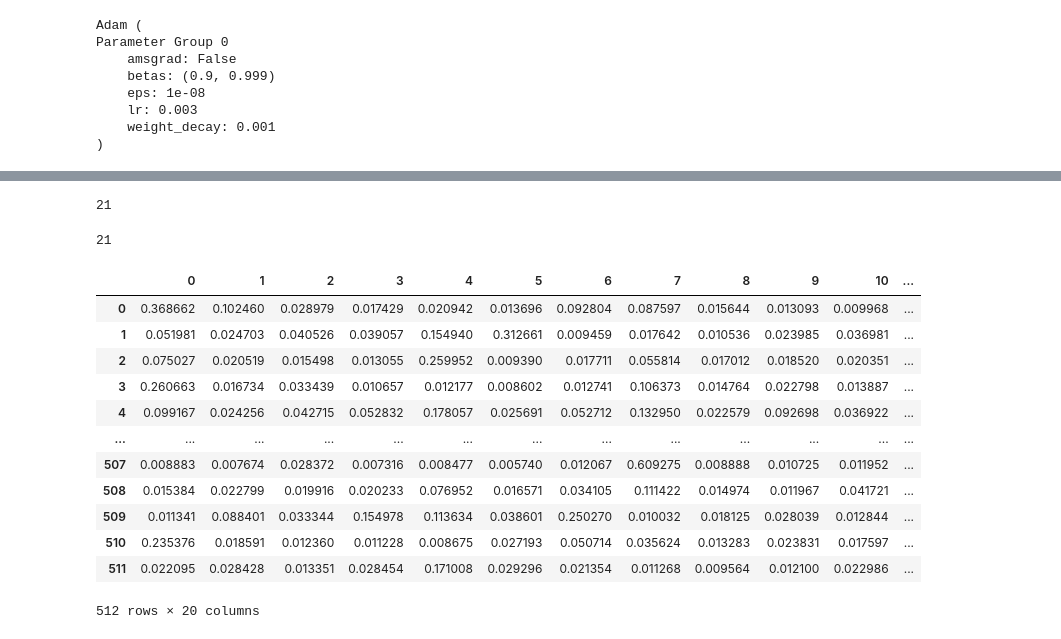
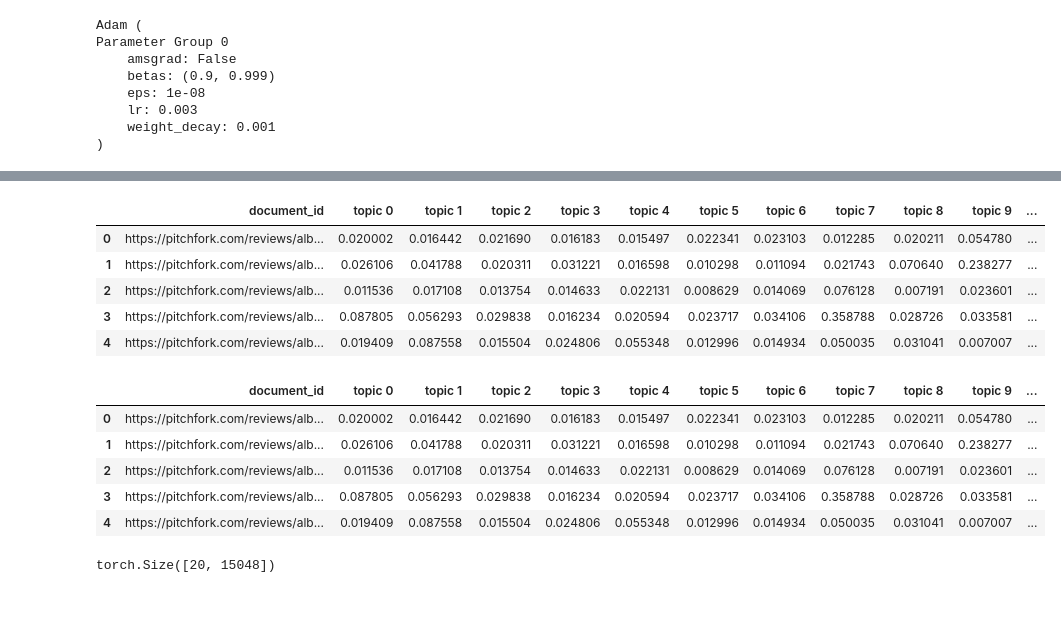
Before and after one commit to jlealtru/website_tutorials, a Jupyter notebook: notebooks/etm_preprocessed_data.ipynb, the cells around one changed output, grey strips where cells are left out. Cells and saved outputs as stored; diff of their text form; code cells hidden in the pictures; blank space fills up the shorter version.

Commit message:
more functions to do inference on documents

```diff
--- a/notebooks/etm_preprocessed_data.ipynb
+++ b/notebooks/etm_preprocessed_data.ipynb
@@ -26,6 +26,8 @@ from gensim.models import phrases
 from smart_open import smart_open
 from gensim.utils import simple_preprocess
 import os
+pd.set_option('max_colwidth', None)
+pd.set_option('display.max_columns', None)
 # %%
 # read the reviews
 pitchfork = pd.read_csv('../data/pitchfork/pitchfork.csv', low_memory=False,
@@ -109,20 +111,3 @@ def show_dfs_topk(docs,topk=20, dictionary = None):
     for i,(word,freq) in enumerate(dfs_topk):
         print(f'{i+1}:{word} --> {freq}/{ndoc} = {(1.0*freq/ndoc):>.13f}')
     return dfs_topk
-# %%
-'''
-documents_tokenized = tokenize(documents[100:300], stop_words = stop_words)
-documents_tokenized = make_bigrams(documents_tokenized[100:300])
-#documents_tokenized = [i for i in documents_tokenized if not any(b in stop_words for b in i)]
-dictionary = Dictionary(documents_tokenized)
-print(f'dictionary size is {len(dictionary)}')
-dictionary.id2token = {v:k for k,v in dictionary.token2id.items()}
-show_dfs_topk(documents_tokenized, topk = 20, dictionary = dictionary)
-ratio = topk_dfs(documents_tokenized, topk=5, dictionary=dictionary)
-print(ratio)
-print(f'before compacting dict is {len(dictionary)} words')
-dictionary.filter_extremes(no_below = 10, no_above = ratio)
-dictionary.compactify()
-print(f'after compacting dict is {len(dictionary)} words')
-'''
-#len(documents_tokenized)
@@ -721,0 +756,9 @@ Epoch: 706 KL_theta: is 11.
+# %%
+# reload model and do inference
+# load for inference
+model = ETM(device = device, num_topics = 20, vocab_size =len(dictionary),
+            t_hidden_size = 1024, rho_size = 400,
+            emb_size=None, theta_act='tahn',
+            embeddings=None, train_embeddings=True, enc_drop=0.5)
+model.load_state_dict(torch.load('../data/pitchfork/etm_original_architecture_400d.pth'))
+model.to(device)
@@ -750,4 +811,2 @@ get_topics(model = model, num_topics = model.num_topics, top_n_words= 20, vocabu
 # %%
-tuple_ = document_inference(model = model, dataloader = dataloaders_dict.get('train'), dictionary = dictionary)
+documents_with_topics_test = document_inference(model = model, dataloader = dataloaders_dict.get('test'), dictionary=dictionary)
-# %% [output]
-21
@@ -782,20 +813,21 @@ def document_inference(model = None, dataloader = None, dictionary = None):
-# %%
-a = document_inference(model = model, dataloader = dataloaders_dict.get('test'), dictionary=dictionary)
-# %% [output]
-21
-# %%
-pd.DataFrame(a[0][0])
-# %% [output]
-|  | 0 | 1 | 2 | 3 | 4 | 5 | 6 | 7 | 8 | 9 | 10 | ... |
-| 0 | 0.368662 | 0.102460 | 0.028979 | 0.017429 | 0.020942 | 0.013696 | 0.092804 | 0.087597 | 0.015644 | 0.013093 | 0.009968 | ... |
-| 1 | 0.051981 | 0.024703 | 0.040526 | 0.039057 | 0.154940 | 0.312661 | 0.009459 | 0.017642 | 0.010536 | 0.023985 | 0.036981 | ... |
-| 2 | 0.075027 | 0.020519 | 0.015498 | 0.013055 | 0.259952 | 0.009390 | 0.017711 | 0.055814 | 0.017012 | 0.018520 | 0.020351 | ... |
-| 3 | 0.260663 | 0.016734 | 0.033439 | 0.010657 | 0.012177 | 0.008602 | 0.012741 | 0.106373 | 0.014764 | 0.022798 | 0.013887 | ... |
-| 4 | 0.099167 | 0.024256 | 0.042715 | 0.052832 | 0.178057 | 0.025691 | 0.052712 | 0.132950 | 0.022579 | 0.092698 | 0.036922 | ... |
-| ... | ... | ... | ... | ... | ... | ... | ... | ... | ... | ... | ... | ... |
-| 507 | 0.008883 | 0.007674 | 0.028372 | 0.007316 | 0.008477 | 0.005740 | 0.012067 | 0.609275 | 0.008888 | 0.010725 | 0.011952 | ... |
-| 508 | 0.015384 | 0.022799 | 0.019916 | 0.020233 | 0.076952 | 0.016571 | 0.034105 | 0.111422 | 0.014974 | 0.011967 | 0.041721 | ... |
-| 509 | 0.011341 | 0.088401 | 0.033344 | 0.154978 | 0.113634 | 0.038601 | 0.250270 | 0.010032 | 0.018125 | 0.028039 | 0.012844 | ... |
-| 510 | 0.235376 | 0.018591 | 0.012360 | 0.011228 | 0.008675 | 0.027193 | 0.050714 | 0.035624 | 0.013283 | 0.023831 | 0.017597 | ... |
-| 511 | 0.022095 | 0.028428 | 0.013351 | 0.028454 | 0.171008 | 0.029296 | 0.021354 | 0.011268 | 0.009564 | 0.012100 | 0.022986 | ... |
-512 rows × 20 columns
+# %%
+documents_with_topics_test.head(5)
+# %% [output]
+|  | document_id | topic 0 | topic 1 | topic 2 | topic 3 | topic 4 | topic 5 | topic 6 | topic 7 | topic 8 | topic 9 | ... |
+| 0 | https://pitchfork.com/reviews/alb... | 0.020002 | 0.016442 | 0.021690 | 0.016183 | 0.015497 | 0.022341 | 0.023103 | 0.012285 | 0.020211 | 0.054780 | ... |
+| 1 | https://pitchfork.com/reviews/alb... | 0.026106 | 0.041788 | 0.020311 | 0.031221 | 0.016598 | 0.010298 | 0.011094 | 0.021743 | 0.070640 | 0.238277 | ... |
+| 2 | https://pitchfork.com/reviews/alb... | 0.011536 | 0.017108 | 0.013754 | 0.014633 | 0.022131 | 0.008629 | 0.014069 | 0.076128 | 0.007191 | 0.023601 | ... |
+| 3 | https://pitchfork.com/reviews/alb... | 0.087805 | 0.056293 | 0.029838 | 0.016234 | 0.020594 | 0.023717 | 0.034106 | 0.358788 | 0.028726 | 0.033581 | ... |
+| 4 | https://pitchfork.com/reviews/alb... | 0.019409 | 0.087558 | 0.015504 | 0.024806 | 0.055348 | 0.012996 | 0.014934 | 0.050035 | 0.031041 | 0.007007 | ... |
+# %%
+# merge with original data
+documents_with_topics_test = pd.merge(documents_with_topics_test,pitchfork[['artist','album','score','genre','link']],how='left', right_on = 'link',
+                                      left_on = 'document_id')
+documents_with_topics_test.head()
+# %% [output]
+|  | document_id | topic 0 | topic 1 | topic 2 | topic 3 | topic 4 | topic 5 | topic 6 | topic 7 | topic 8 | topic 9 | ... |
+| 0 | https://pitchfork.com/reviews/alb... | 0.020002 | 0.016442 | 0.021690 | 0.016183 | 0.015497 | 0.022341 | 0.023103 | 0.012285 | 0.020211 | 0.054780 | ... |
+| 1 | https://pitchfork.com/reviews/alb... | 0.026106 | 0.041788 | 0.020311 | 0.031221 | 0.016598 | 0.010298 | 0.011094 | 0.021743 | 0.070640 | 0.238277 | ... |
+| 2 | https://pitchfork.com/reviews/alb... | 0.011536 | 0.017108 | 0.013754 | 0.014633 | 0.022131 | 0.008629 | 0.014069 | 0.076128 | 0.007191 | 0.023601 | ... |
+| 3 | https://pitchfork.com/reviews/alb... | 0.087805 | 0.056293 | 0.029838 | 0.016234 | 0.020594 | 0.023717 | 0.034106 | 0.358788 | 0.028726 | 0.033581 | ... |
+| 4 | https://pitchfork.com/reviews/alb... | 0.019409 | 0.087558 | 0.015504 | 0.024806 | 0.055348 | 0.012996 | 0.014934 | 0.050035 | 0.031041 | 0.007007 | ... |
@@ -814,2 +846,7 @@ torch.save(model.state_dict(), '../data/pitchfork/etm_original_architecture_400d
+# %%
+a = model.get_beta().to.
+a.shape
+# %% [output]
+torch.Size([20, 15048])
 # %%
 get_most_similar_words(model = model, queries=['pop','cash'], vocabulary = vocab, n_most_similar=5)
```
Also changed, not shown: parts of 18 cells of this notebook.
